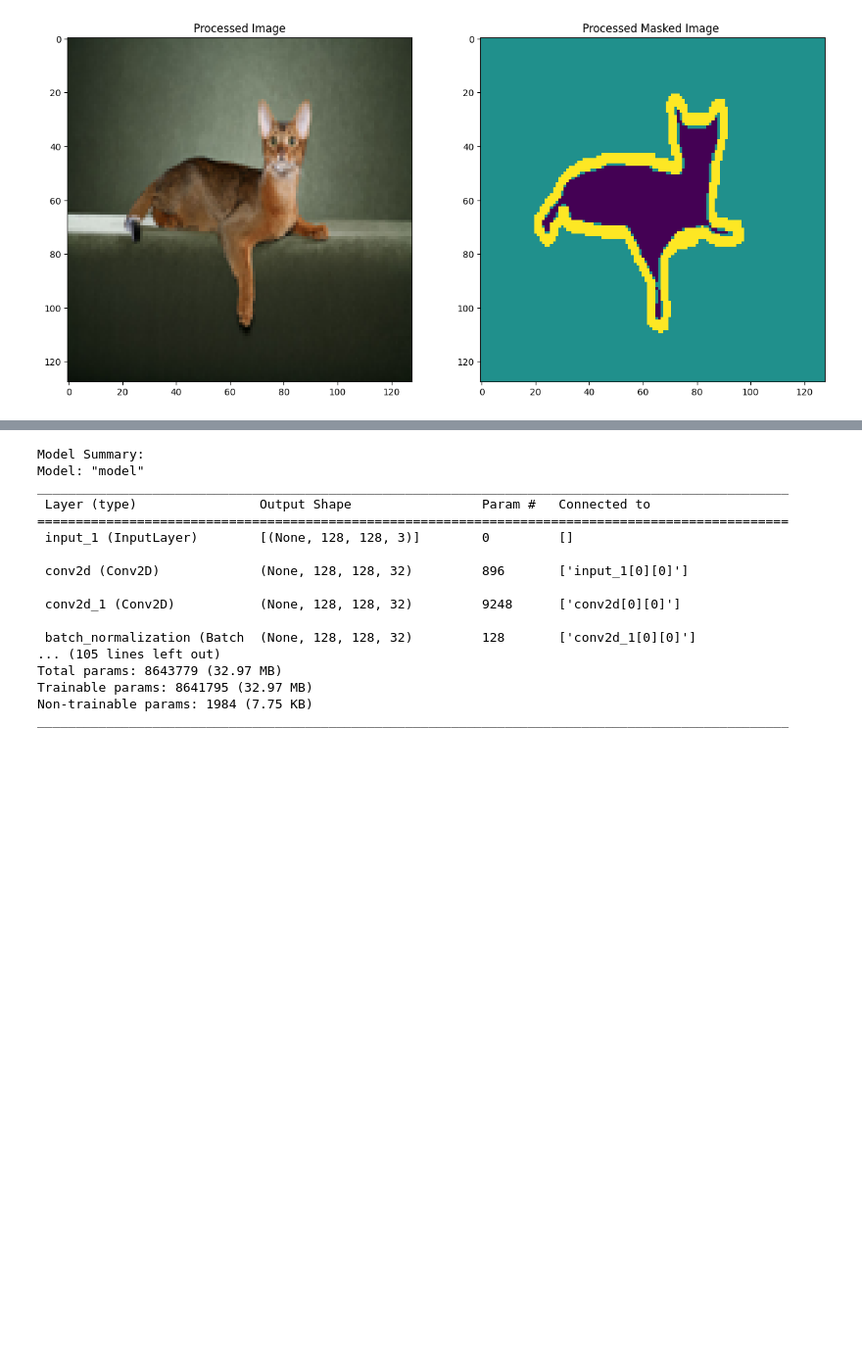
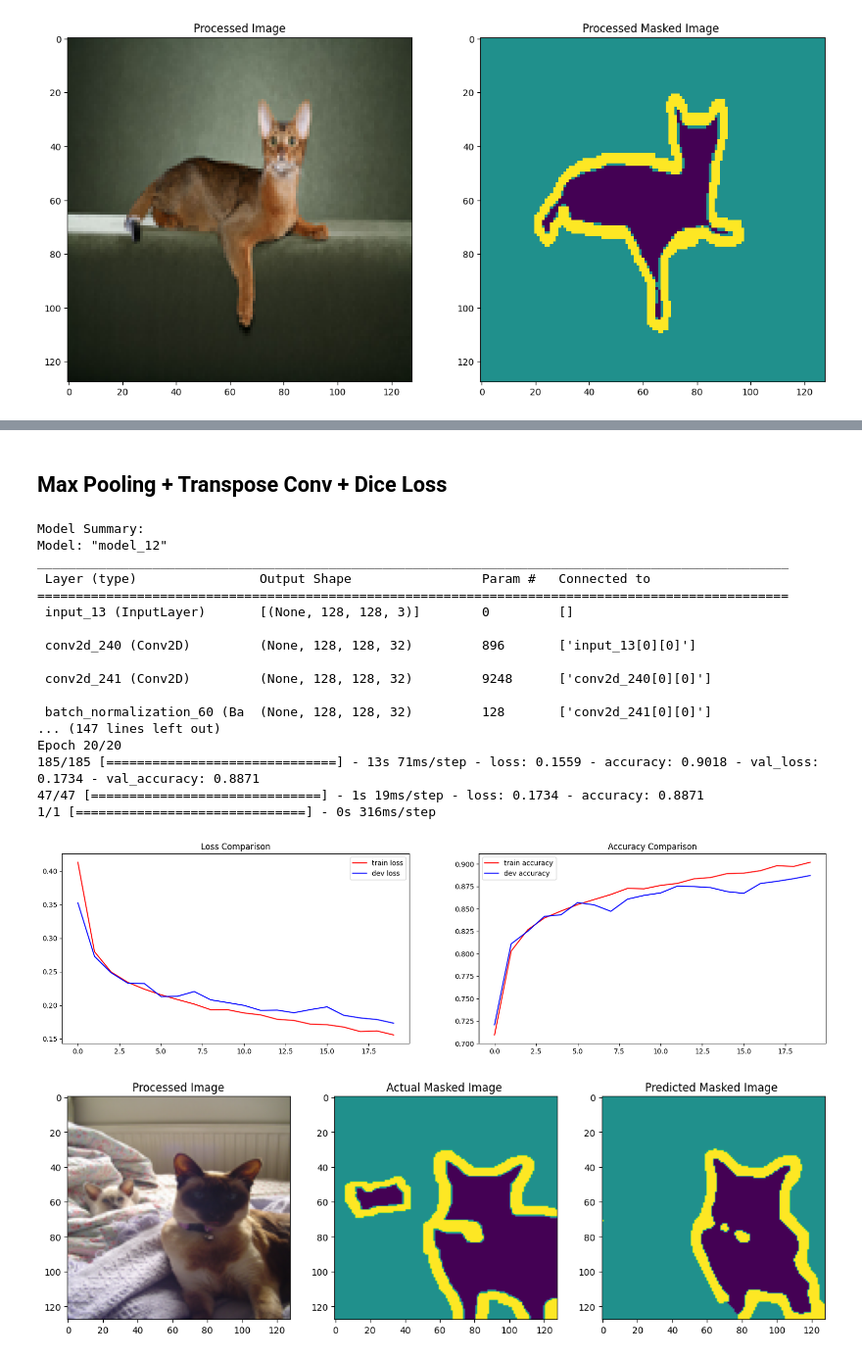
Before and after one commit to mkthoma/unet_and_vae, a Jupyter notebook: UNET/Demo UNET.ipynb, the cells around one changed output, grey strips where cells are left out. Shown at 98% size. Drawn from its saved outputs; the diff is of its cells as text; code cells hidden in the pictures; blank space fills up the shorter version.

```diff
--- a/UNET/Demo UNET.ipynb
+++ b/UNET/Demo UNET.ipynb
@@ -55,34 +107,53 @@ Y shape: (7390, 128, 128, 1)
+# %% [markdown]
+## Max Pooling + Transpose Conv + Dice Loss
 # %%
 # Model Initialization
-# # MP+Tr+BCE
-unet = UNetCompiled(use_max_pooling=True, use_transpose_conv=True, use_strided_conv=False,use_upsampling=False, use_dice_loss=False, use_bce=True)
-
 # # MP+Tr+Dice Loss
-# unet = UNetCompiled(use_max_pooling=True, use_transpose_conv=True, use_strided_conv=False,
-#                     use_upsampling=False, use_dice_loss=True, use_bce=False)
+unet = UNetCompiled(use_max_pooling=True, use_transpose_conv=True, use_strided_conv=False,
+                    use_upsampling=False, use_dice_loss=True, use_bce=False)
 
 # # StrConv+Tr+BCE
 # unet = UNetCompiled(use_max_pooling=False, use_transpose_conv=True, use_strided_conv=True,
 #                     use_upsampling=False, use_dice_loss=False, use_bce=True)
 
 # # StrConv+Ups+Dice Loss
 # unet = UNetCompiled(use_max_pooling=False, use_transpose_conv=False, use_strided_conv=True,
 #                     use_upsampling=True, use_dice_loss=True, use_bce=False)
+
+# Train the model
+results, unet, X_train, X_valid, y_train, y_valid = unet_train(unet, X, y)
+
+# Evaluate Model Results
+model_metrics(results)
+
+# RESULTS
+# The train loss is consistently decreasing showing that Adam is able to optimize the model and find the minima
+# The accuracy of train and validation is ~90% which is high enough, so low bias
+# and the %s aren't that far apart, hence low variance
+
+# View Predicted Segmentations
+unet.evaluate(X_valid, y_valid)
+
+# Add any index to contrast the predicted mask with actual mask
+index = 700
+VisualizeResults(X_valid, unet, y_valid, index)
 # %% [output]
 Model Summary:
-Model: "model"
+Model: "model_12"
 __________________________________________________________________________________________________
  Layer (type)                Output Shape                 Param #   Connected to
 ==================================================================================================
- input_1 (InputLayer)        [(None, 128, 128, 3)]        0         []
+ input_13 (InputLayer)       [(None, 128, 128, 3)]        0         []
 
- conv2d (Conv2D)             (None, 128, 128, 32)         896       ['input_1[0][0]']
+ conv2d_240 (Conv2D)         (None, 128, 128, 32)         896       ['input_13[0][0]']
 
- conv2d_1 (Conv2D)           (None, 128, 128, 32)         9248      ['conv2d[0][0]']
+ conv2d_241 (Conv2D)         (None, 128, 128, 32)         9248      ['conv2d_240[0][0]']
 
- batch_normalization (Batch  (None, 128, 128, 32)         128       ['conv2d_1[0][0]']
-... (105 lines left out)
-Total params: 8643779 (32.97 MB)
-Trainable params: 8641795 (32.97 MB)
-Non-trainable params: 1984 (7.75 KB)
-__________________________________________________________________________________________________
+ batch_normalization_60 (Ba  (None, 128, 128, 32)         128       ['conv2d_241[0][0]']
+... (147 lines left out)
+Epoch 20/20
+185/185 [==============================] - 13s 71ms/step - loss: 0.1559 - accuracy: 0.9018 - val_loss: 0.1734 - val_accuracy: 0.8871
+47/47 [==============================] - 1s 19ms/step - loss: 0.1734 - accuracy: 0.8871
+1/1 [==============================] - 0s 316ms/step
+[figure, added]
+[figure, added]
```
Also changed, not shown: parts of 12 cells of this notebook, 3 other files.
